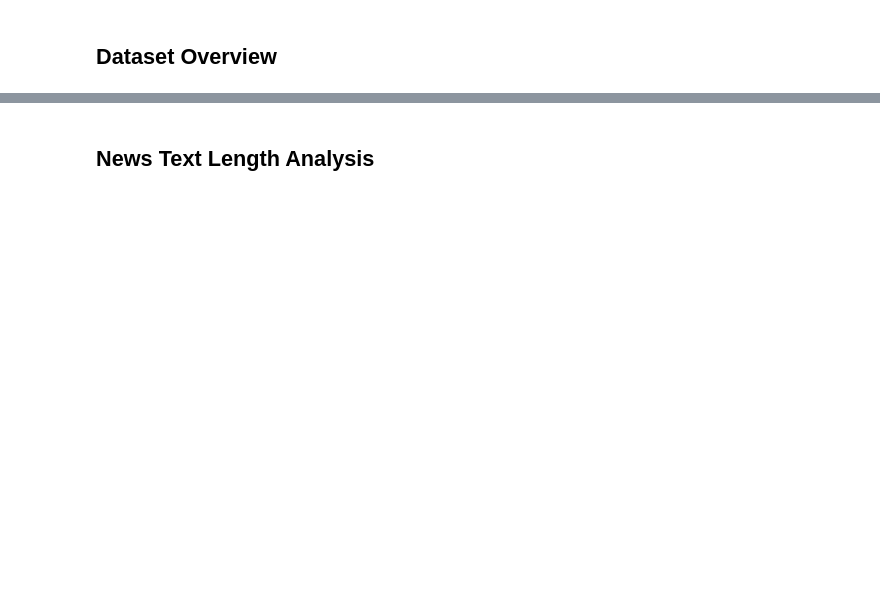
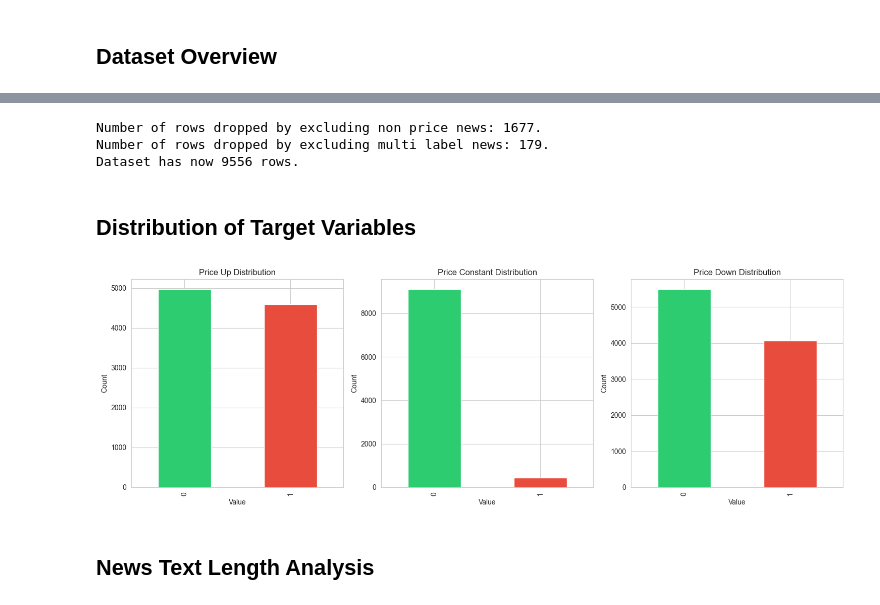
Before and after one commit to MalipieroMattia/AVDNLP_final_project, a Jupyter notebook: notebooks/EDA.ipynb, the cells around one changed output, grey strips where cells are left out. Cells and saved outputs as stored; diff of their text form; code cells hidden in the pictures; blank space fills up the shorter version.

```diff
--- a/notebooks/EDA.ipynb
+++ b/notebooks/EDA.ipynb
@@ -82,0 +100,44 @@ if len(numeric_cols) > 0:
+# %%
+# starting size
+n0 = len(df)
+
+# drop non-price news
+df_price = df.loc[df["price_or_not"] == 1]
+n1 = len(df_price)
+
+# drop multi-label instances
+direction_cols = ["price_up", "price_constant", "price_down"]
+df_clean = df_price.loc[df_price[direction_cols].sum(axis=1) <= 1].copy()
+n2 = len(df_clean)
+
+drop_non_price = n0 - n1
+drop_multi_label = n1 - n2
+
+print(
+    f"Number of rows dropped by excluding non price news: {drop_non_price}.\n"
+    f"Number of rows dropped by excluding multi label news: {drop_multi_label}.\n"
+    f"Dataset has now {n2} rows."
+)
+# %% [output]
+Number of rows dropped by excluding non price news: 1677.
+Number of rows dropped by excluding multi label news: 179.
+Dataset has now 9556 rows.
+# %% [markdown]
+## Distribution of Target Variables
+# %%
+# price direction distribution
+
+fig, axes = plt.subplots(1, 3, figsize=(15, 5))
+
+price_cols = ['price_up', 'price_constant', 'price_down']
+for idx, col in enumerate(price_cols):
+    if col in df_clean.columns:
+        df_clean[col].value_counts().plot(kind='bar', ax=axes[idx], color=['#2ecc71', '#e74c3c'])
+        axes[idx].set_title(f'{col.replace("_", " ").title()} Distribution')
+        axes[idx].set_xlabel('Value')
+        axes[idx].set_ylabel('Count')
+
+plt.tight_layout()
+plt.show()
+# %% [output]
+[figure, added]
```
Also changed, not shown: parts of 26 cells of this notebook, 4 other files.
